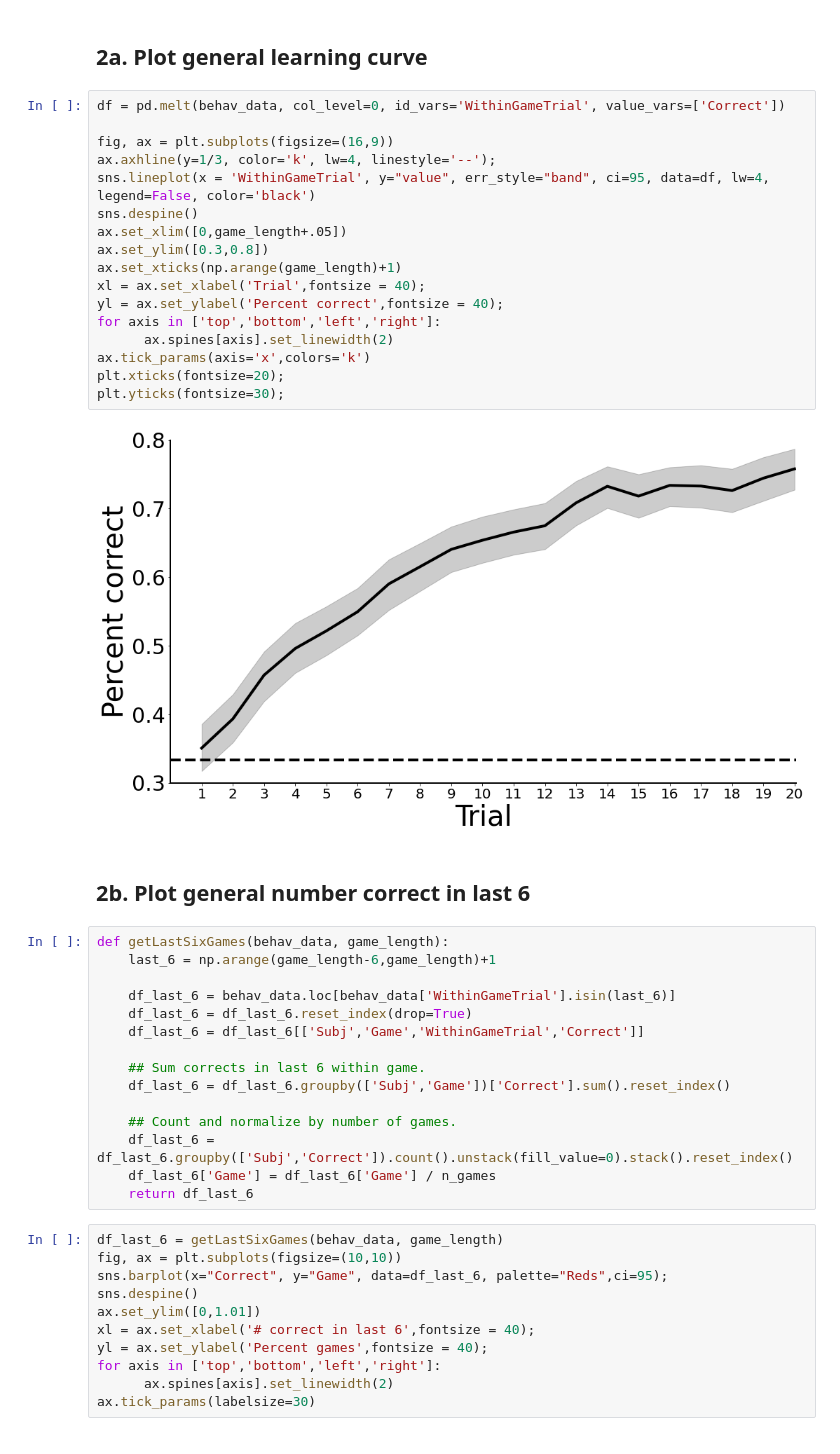
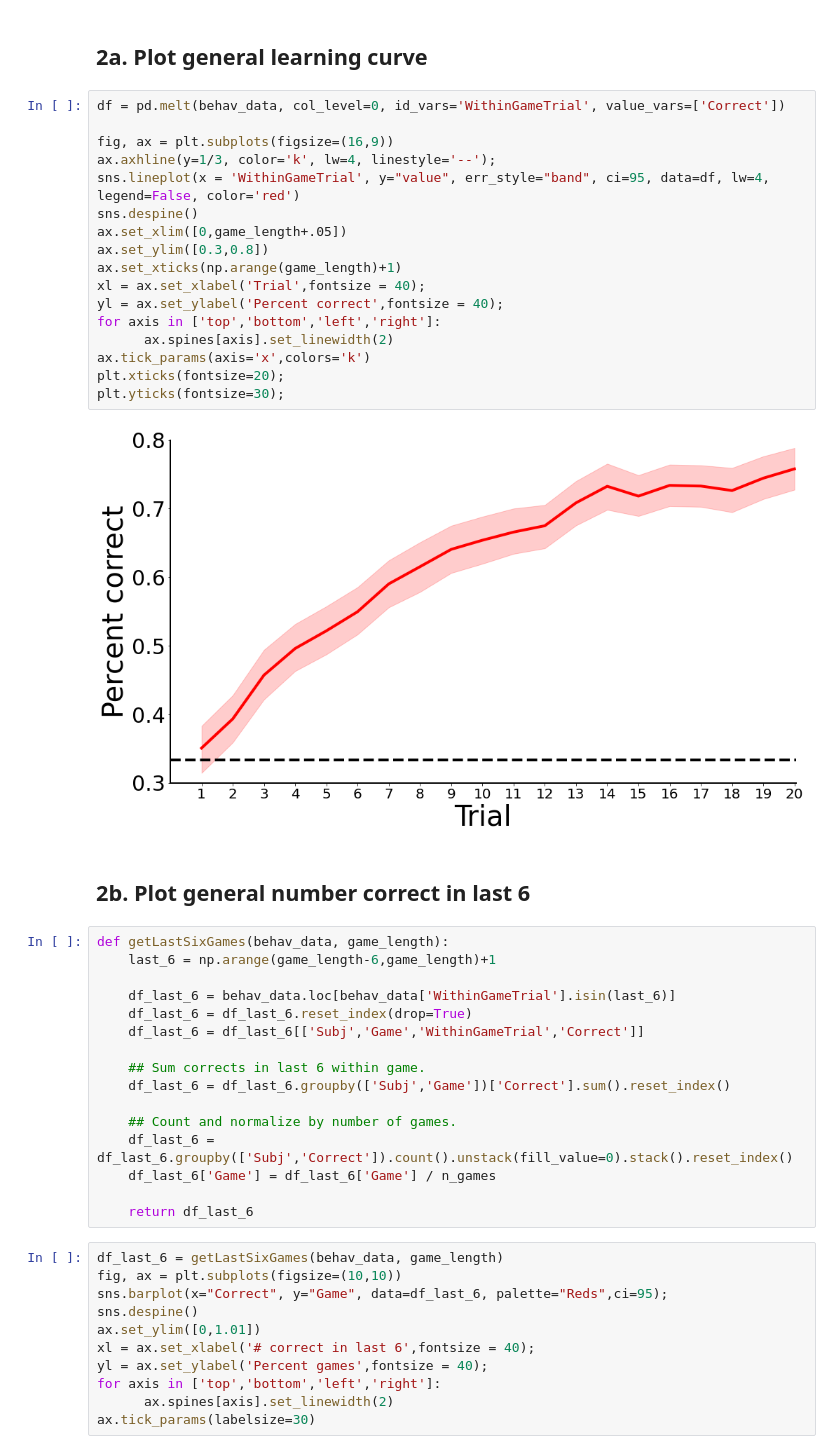
Before and after one commit to angelaradulescu/ldm-analysis, a Jupyter notebook: BehavioralAnalyses.ipynb, the cells around one changed output. Saved outputs shown, nothing was run; the diff lists cells and outputs as text.

```diff
--- a/BehavioralAnalyses.ipynb
+++ b/BehavioralAnalyses.ipynb
@@ -47,22 +47,22 @@ behav_data
 # %%
 df = pd.melt(behav_data, col_level=0, id_vars='WithinGameTrial', value_vars=['Correct'])
 
 fig, ax = plt.subplots(figsize=(16,9))
 ax.axhline(y=1/3, color='k', lw=4, linestyle='--');
-sns.lineplot(x = 'WithinGameTrial', y="value", err_style="band", ci=95, data=df, lw=4, legend=False, color='black')
+sns.lineplot(x = 'WithinGameTrial', y="value", err_style="band", ci=95, data=df, lw=4, legend=False, color='red')
 sns.despine()
 ax.set_xlim([0,game_length+.05])
 ax.set_ylim([0.3,0.8])
 ax.set_xticks(np.arange(game_length)+1)
 xl = ax.set_xlabel('Trial',fontsize = 40);
 yl = ax.set_ylabel('Percent correct',fontsize = 40);
 for axis in ['top','bottom','left','right']:
       ax.spines[axis].set_linewidth(2)
 ax.tick_params(axis='x',colors='k')
 plt.xticks(fontsize=20);
 plt.yticks(fontsize=30);
 # %% [output]
-[figure, old version]
+[figure, new version]
 # %% [markdown]
 ## 2b. Plot general number correct in last 6
 # %%
@@ -79,6 +79,7 @@ def getLastSixGames(behav_data, game_length):
     ## Count and normalize by number of games.
     df_last_6 = df_last_6.groupby(['Subj','Correct']).count().unstack(fill_value=0).stack().reset_index()
     df_last_6['Game'] = df_last_6['Game'] / n_games
+
     return df_last_6
 # %%
 df_last_6 = getLastSixGames(behav_data, game_length)
```
Also changed, not shown: parts of 8 cells of this notebook, 1 other file.
